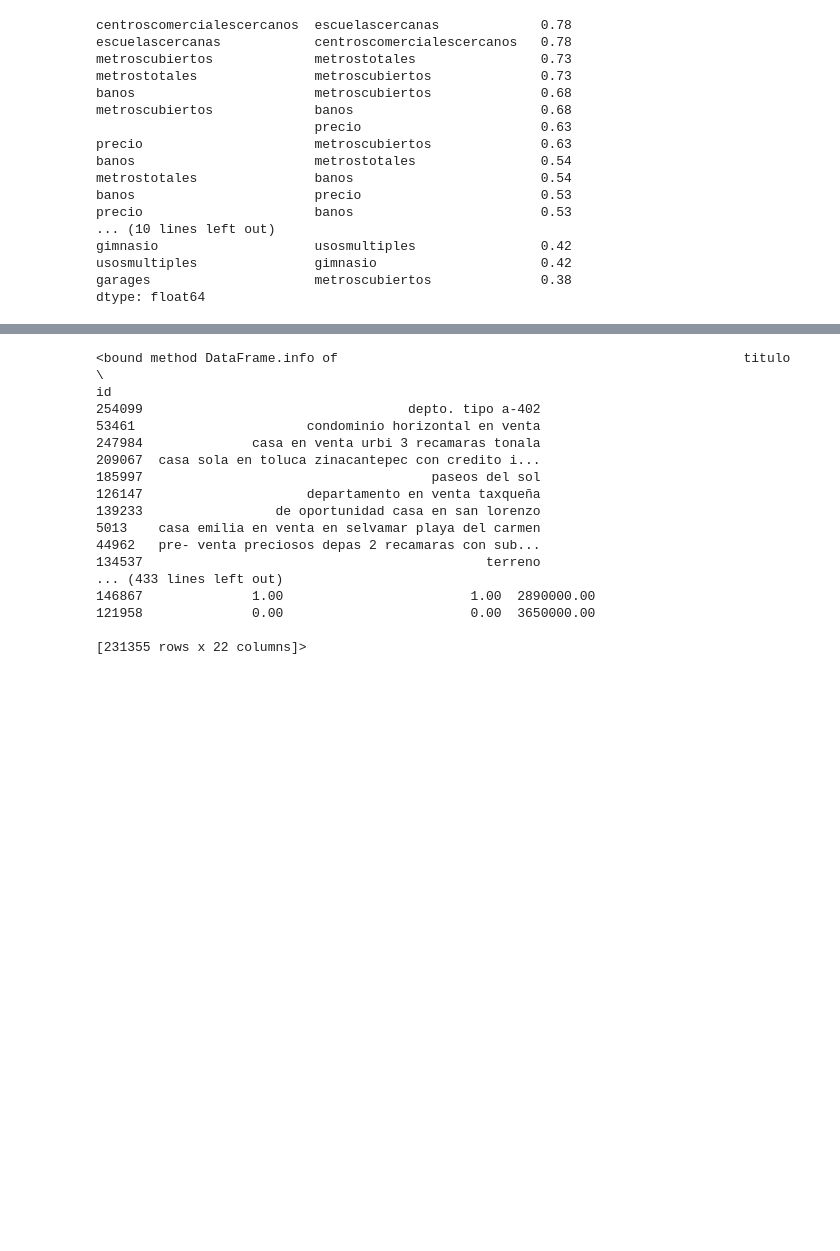
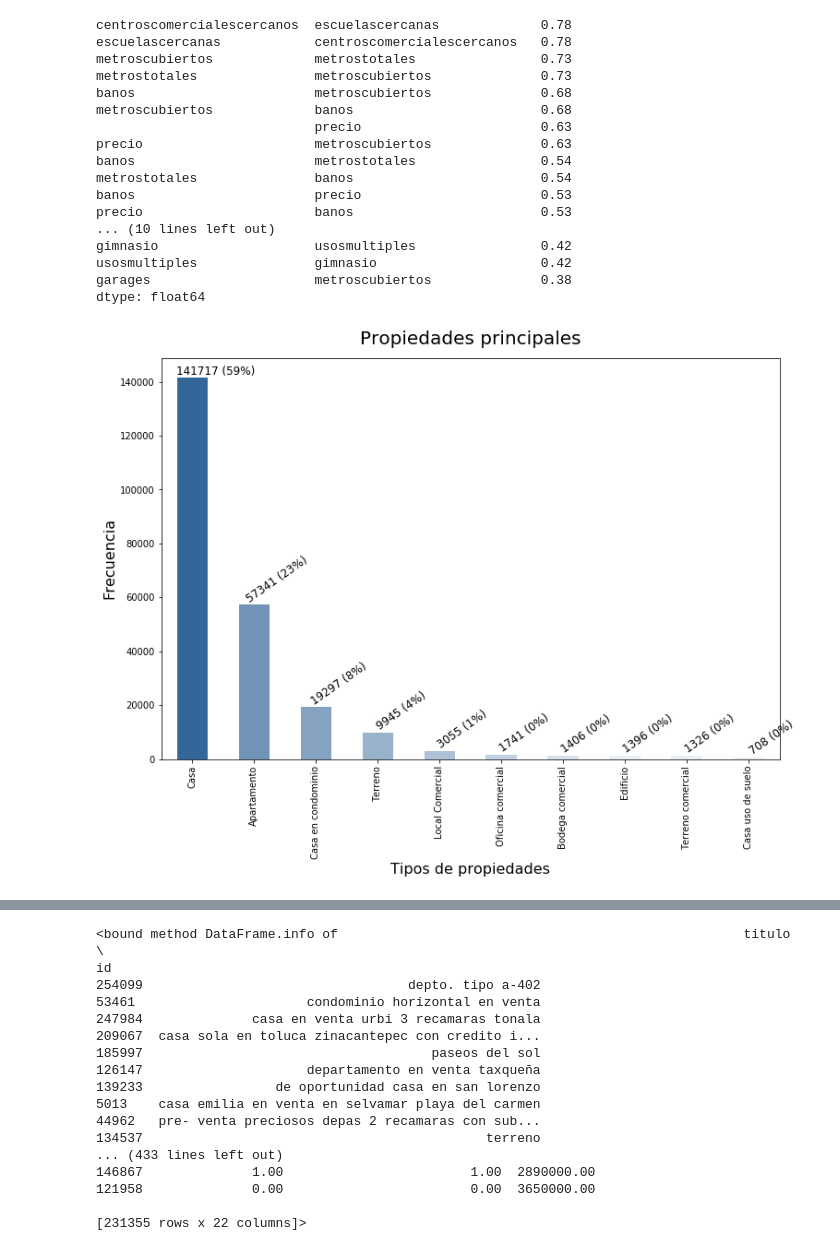
Before and after one commit to blukitas/groupby-banco-, a Jupyter notebook: Tp1/tp1Bertolini.ipynb, the cells around one changed output, grey strips where cells are left out. Cells and saved outputs as stored; diff of their text form; code cells hidden in the pictures; blank space fills up the shorter version.

```diff
--- a/Tp1/tp1Bertolini.ipynb
+++ b/Tp1/tp1Bertolini.ipynb
@@ -166,5 +186,48 @@ dtype: float64
 so = df.groupby(by=['provincia','tipodepropiedad']).size().sort_values(kind="quicksort", ascending=False)
 #print(so)
 #print(so[so.values < 1.0].head(25))
+# %%
+tiposPrincipales = df.tipodepropiedad.value_counts().sort_values(kind="quicksort", ascending=False).to_frame()
+tiposPrincipales['porcentaje'] = tiposPrincipales.values / tiposPrincipales.values.sum() * 100
+tiposPrincipales = tiposPrincipales.head(10)
+
+# print(tiposPrincipales)
+plt.figure(figsize=(12, 8))
+ax = tiposPrincipales.tipodepropiedad.plot(kind='bar', color=[(0.2, 0.4, 0.6, 1)
+                                                            , (0.2, 0.4, 0.6, 0.7)
+                                                            , (0.2, 0.4, 0.6, 0.6)
+                                                            , (0.2, 0.4, 0.6, 0.5)
+                                                            , (0.2, 0.4, 0.6, 0.4)
+                                                            , (0.2, 0.4, 0.6, 0.3)
+                                                            , (0.2, 0.4, 0.6, 0.2)
+                                                            , (0.2, 0.4, 0.6, 0.1)
+                                                            , (0.2, 0.4, 0.6, 0.1)
+                                                            , (0.2, 0.4, 0.6, 0.1)
+                                                             ])
+ax.set_title('Propiedades principales', fontsize=20, y=1.02)
+ax.set_xlabel('Tipos de propiedades', fontsize=16)
+ax.set_ylabel('Frecuencia', fontsize=16)
+ax.set_xticklabels(tiposPrincipales.tipodepropiedad.index)
+
+rects = ax.patches
+# Make some labels.
+# print(tiposPrincipales[:1].porcentaje)
+# print(len(tiposPrincipales.index))
+labels = [str(int(row.tipodepropiedad)) + ' (' + str(int(row.porcentaje)) + '%)' for index, row in tiposPrincipales.iterrows()]
+# print(labels)
+angle = 0
+i = 0
+for rect, label in zip(rects, labels):
+    if i != 0:
+        angle = 35
+    height = rect.get_height()
+    ax.text(rect.get_x() + (rect.get_width() * 5 / 4) , height + 5, label,
+            ha='center', va='bottom', fontsize=12, rotation=angle)#, rotation_mode='anchor' )
+    i += 1
+
+# # fig.tight_layout()
+plt.show()
+# %% [output]
+[figure, added]
 # %%
 ### Tipos de propiedas principales ###
```
Also changed, not shown: parts of 7 cells of this notebook.
